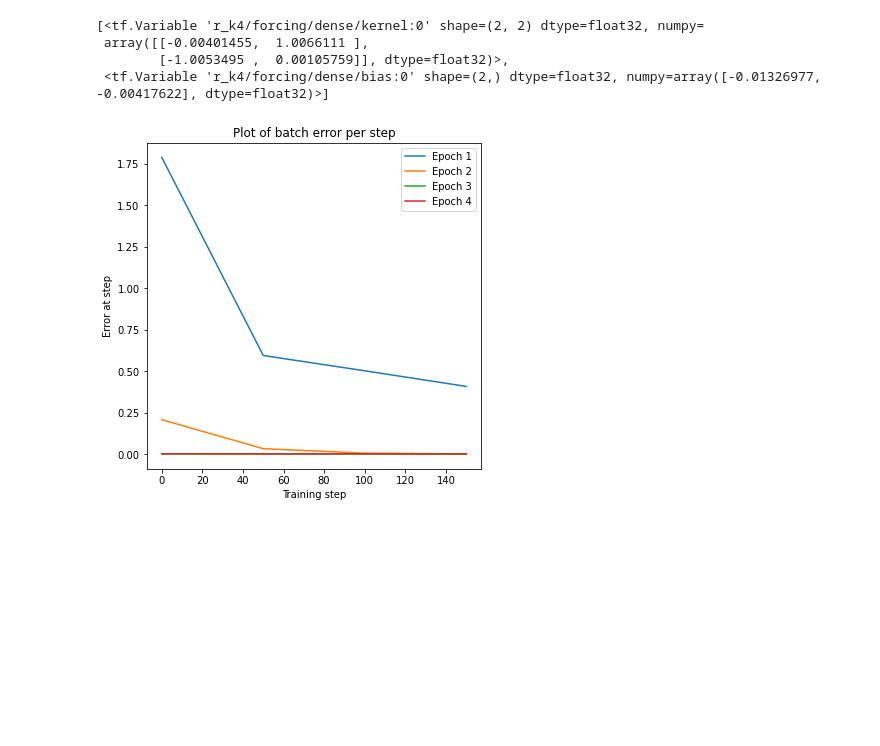
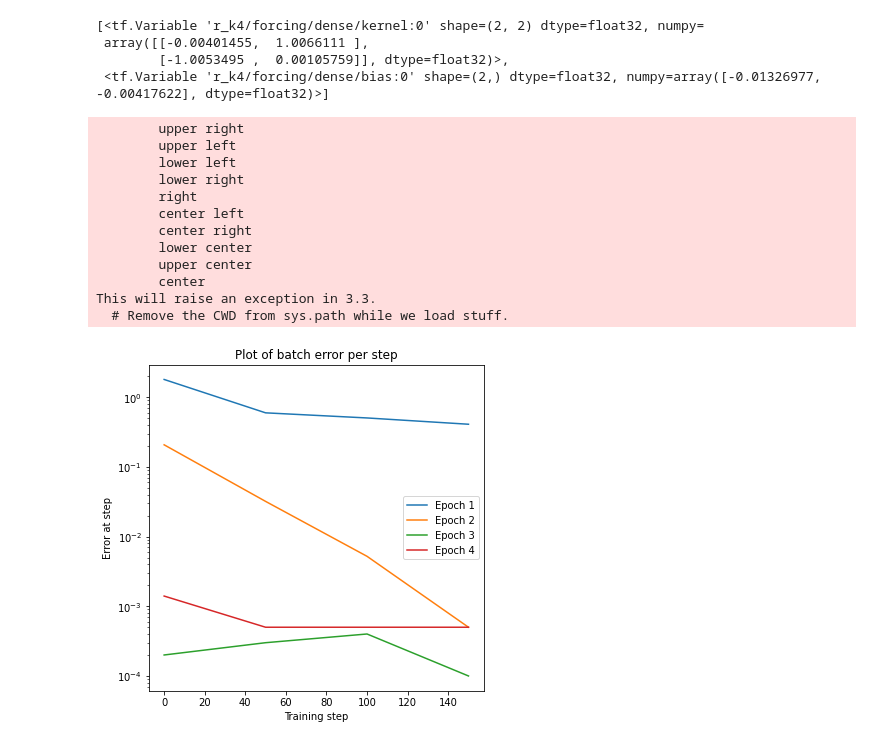
Before and after one commit to DarrahK/MMath, a Jupyter notebook: ODE_Toy_Example.ipynb, the cells around one changed output. Drawn from its saved outputs; the diff is of its cells as text; code cells hidden in the pictures; blank space fills up the shorter version.

```diff
--- a/ODE_Toy_Example.ipynb
+++ b/ODE_Toy_Example.ipynb
@@ -221,15 +221,27 @@ batch = [0, 50, 100, 150]
 # %%
 # Plotting Error over training
 
 figure(figsize=(6,6))
-plt.plot(batch, ep1, label = "Epoch 1")
-plt.plot(batch, ep2, label = "Epoch 2")
-plt.plot(batch, ep3, label = "Epoch 3")
-plt.plot(batch, ep4, label = "Epoch 4")
+plt.semilogy(batch, ep1, label = "Epoch 1")
+plt.semilogy(batch, ep2, label = "Epoch 2")
+plt.semilogy(batch, ep3, label = "Epoch 3")
+plt.semilogy(batch, ep4, label = "Epoch 4")
 plt.ylabel("Error at step")
 plt.xlabel("Training step")
-plt.legend(loc="upper right")
+plt.legend(loc="middle right")
 plt.title("Plot of batch error per step")
 plt.show()
 # %% [output]
+        upper right
+        upper left
+        lower left
+        lower right
+        right
+        center left
+        center right
+        lower center
+        upper center
+        center
+This will raise an exception in 3.3.
+  # Remove the CWD from sys.path while we load stuff.
-[figure, old version]
+[figure, new version]
```
